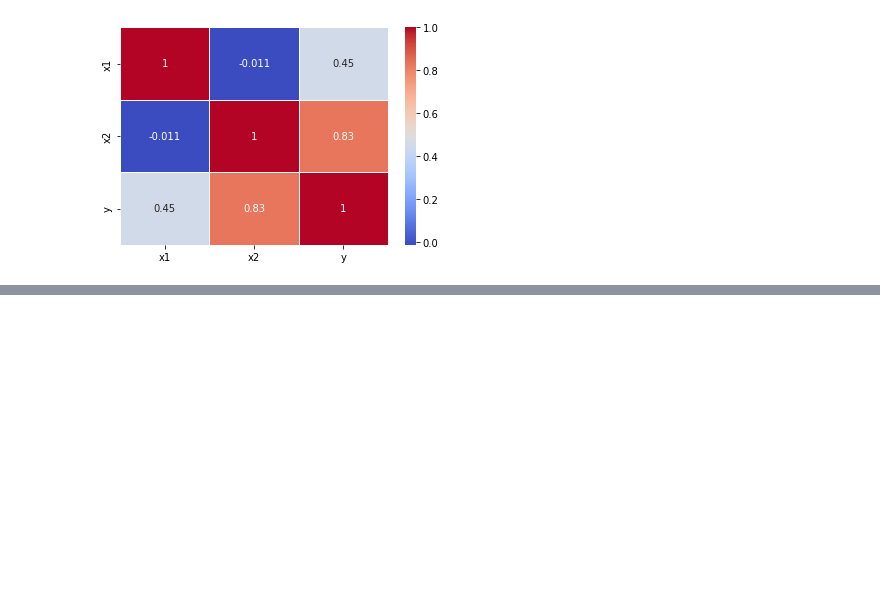
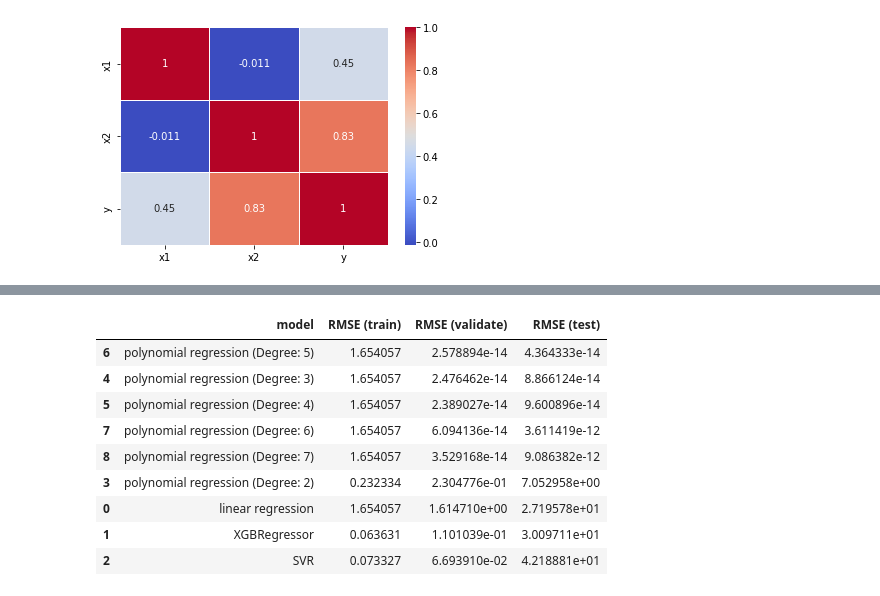
Before and after one commit to edwardloo/Kaggle, a Jupyter notebook: 1-machine-learning.ipynb, the cells around one changed output, grey strips where cells are left out. Drawn from its saved outputs; the diff is of its cells as text; code cells hidden in the pictures; blank space fills up the shorter version.

```diff
--- a/1-machine-learning.ipynb
+++ b/1-machine-learning.ipynb
@@ -199,0 +313,14 @@ List of Supervised ML models: https://towardsdatascience.com/overview-of-supervi
+# %%
+# sorting the dataframe according to the RMSE on test data
+result.sort_values(by = ["RMSE (test)"])
+# %% [output]
+|  | model | RMSE (train) | RMSE (validate) | RMSE (test) |
+| 6 | polynomial regression (Degree: 5) | 1.654057 | 2.578894e-14 | 4.364333e-14 |
+| 4 | polynomial regression (Degree: 3) | 1.654057 | 2.476462e-14 | 8.866124e-14 |
+| 5 | polynomial regression (Degree: 4) | 1.654057 | 2.389027e-14 | 9.600896e-14 |
+| 7 | polynomial regression (Degree: 6) | 1.654057 | 6.094136e-14 | 3.611419e-12 |
+| 8 | polynomial regression (Degree: 7) | 1.654057 | 3.529168e-14 | 9.086382e-12 |
+| 3 | polynomial regression (Degree: 2) | 0.232334 | 2.304776e-01 | 7.052958e+00 |
+| 0 | linear regression | 1.654057 | 1.614710e+00 | 2.719578e+01 |
+| 1 | XGBRegressor | 0.063631 | 1.101039e-01 | 3.009711e+01 |
+| 2 | SVR | 0.073327 | 6.693910e-02 | 4.218881e+01 |
```
Also changed, not shown: parts of 29 cells of this notebook.
